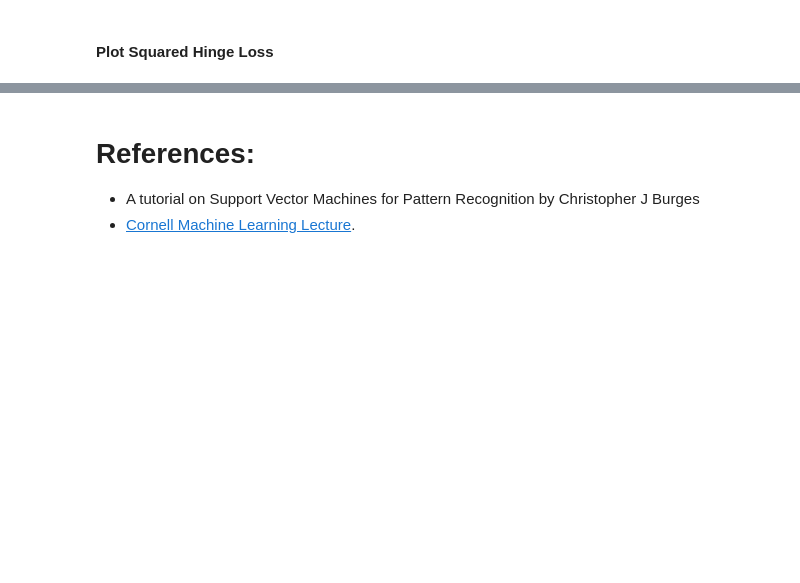
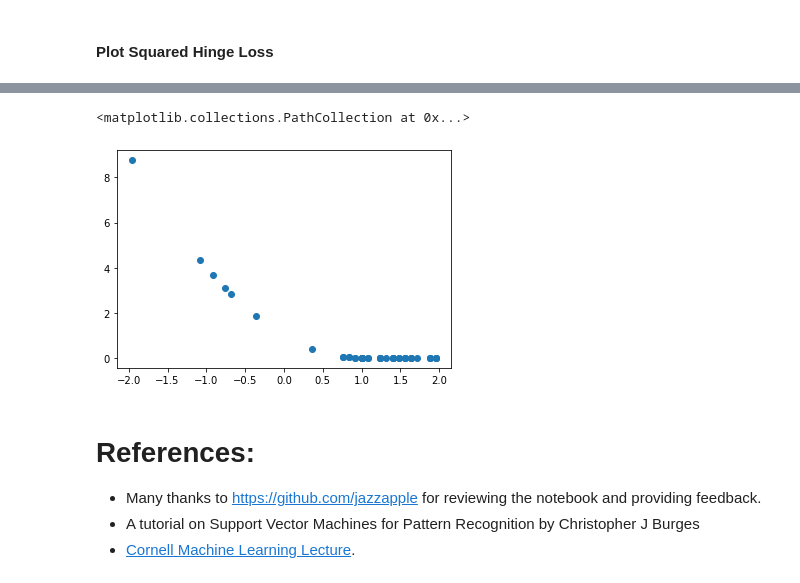
Before and after one commit to annts/support_vector_machines, a Jupyter notebook: 02_Effect_Of_C_Regularization.ipynb, the cells around one changed output, grey strips where cells are left out. Cells and saved outputs as stored; diff of their text form; code cells hidden in the pictures; blank space fills up the shorter version.

Commit message:
Update 02_Effect_Of_C_Regularization.ipynb
Addressed feedback from jazz. Added insights on alpha/ dual coefficient.

```diff
--- a/02_Effect_Of_C_Regularization.ipynb
+++ b/02_Effect_Of_C_Regularization.ipynb
@@ -429,4 +495,11 @@ plt.scatter(y*clf.decision_function(X) , squared_hinge_loss )
+# %%
+squared_hinge_loss = hinge_loss ** 2
+plt.scatter(y*clf.decision_function(X) , squared_hinge_loss )
+# %% [output]
+<matplotlib.collections.PathCollection at 0x...>
+[figure, added]
 # %% [markdown]
 # References:
+* Many thanks to https://github.com/jazzapple for reviewing the notebook and providing feedback.
 * A tutorial on Support Vector Machines for Pattern Recognition by Christopher J Burges
 * [Cornell Machine Learning Lecture](http://www.cs.cornell.edu/courses/cs4780/2018sp/page16/).
```
Also changed, not shown: parts of 14 cells of this notebook.
